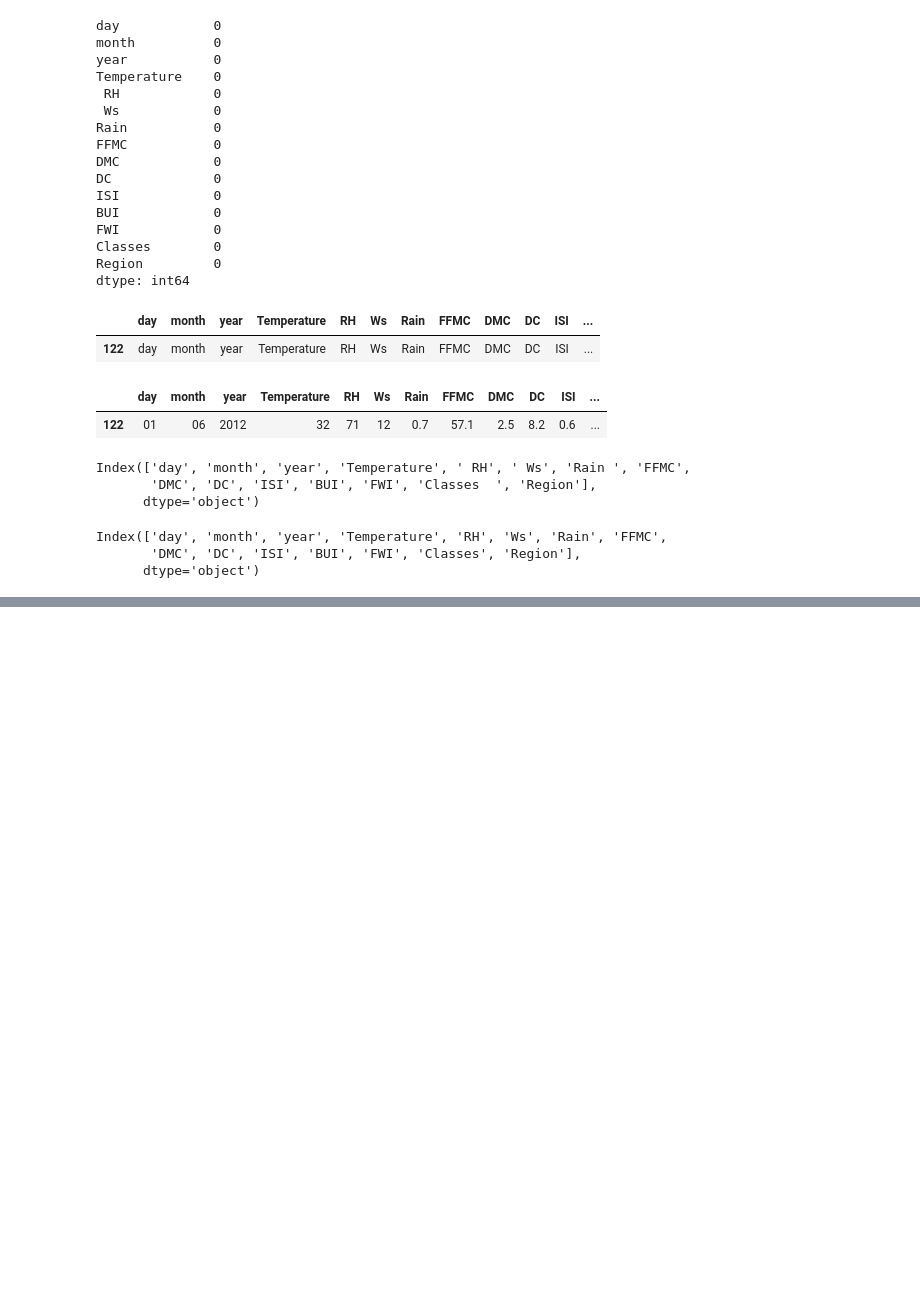
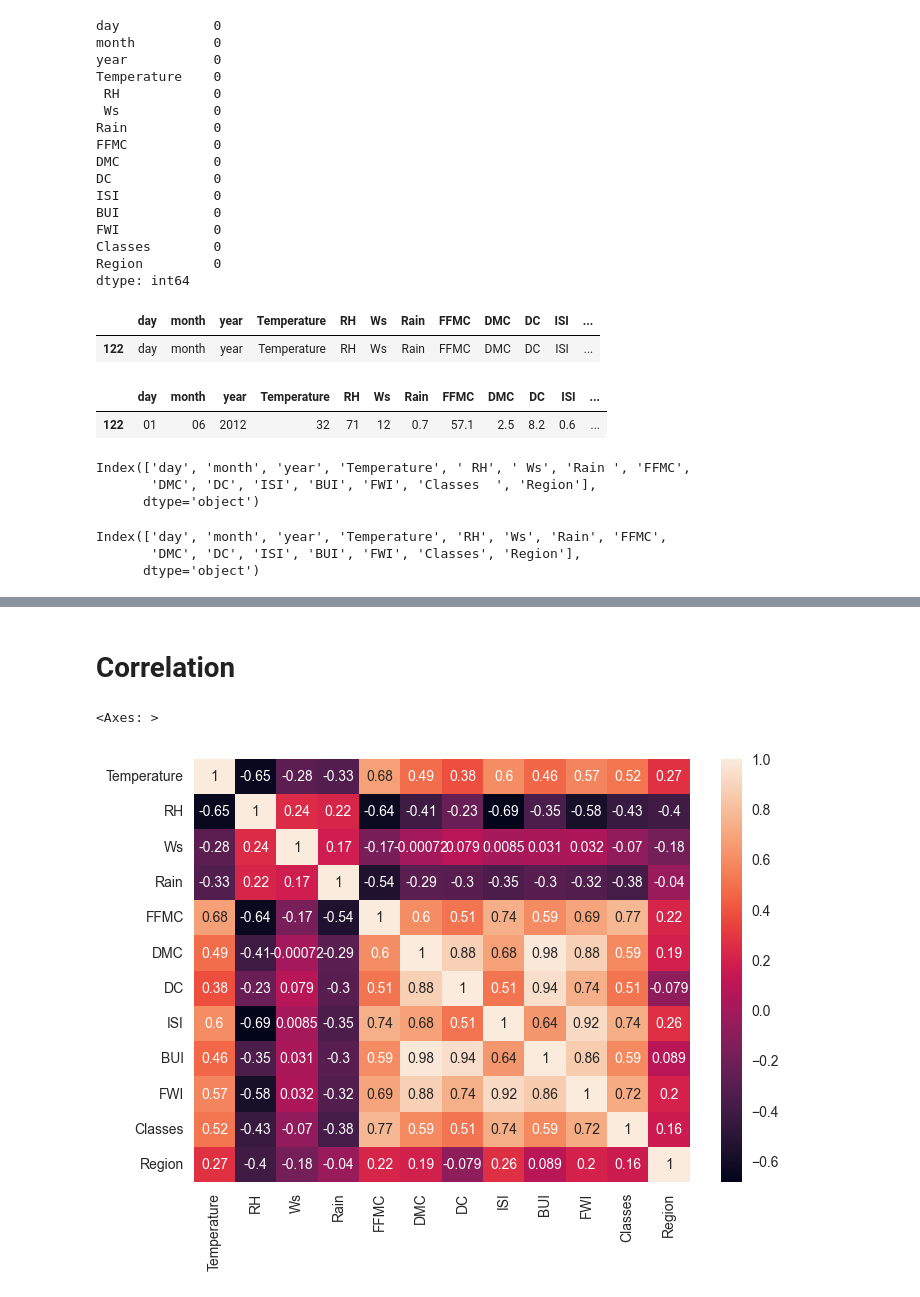
Before and after one commit to Monish-Nallagondalla/Algerian_forest_fires, a Jupyter notebook: Notebooks/EDA and FE .ipynb, the cells around one changed output, grey strips where cells are left out. Cells and saved outputs as stored; diff of their text form; code cells hidden in the pictures; blank space fills up the shorter version.

```diff
--- a/Notebooks/EDA and FE .ipynb
+++ b/Notebooks/EDA and FE .ipynb
@@ -191,0 +323,7 @@ Index(['day', 'month', 'year', 'Temperature', 'RH', 'Ws', 'Rain', 'FFMC',
+# %% [markdown]
+# Correlation
+# %%
+sns.heatmap(df_copy.corr(),annot=True)
+# %% [output]
+<Axes: >
+[figure, added]
```
Also changed, not shown: parts of 18 cells of this notebook, 1 other file.
